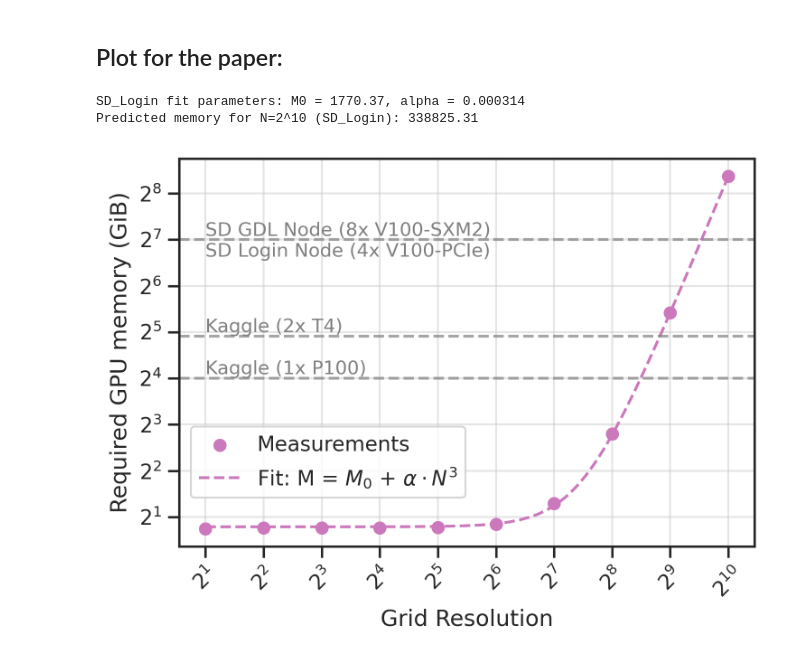
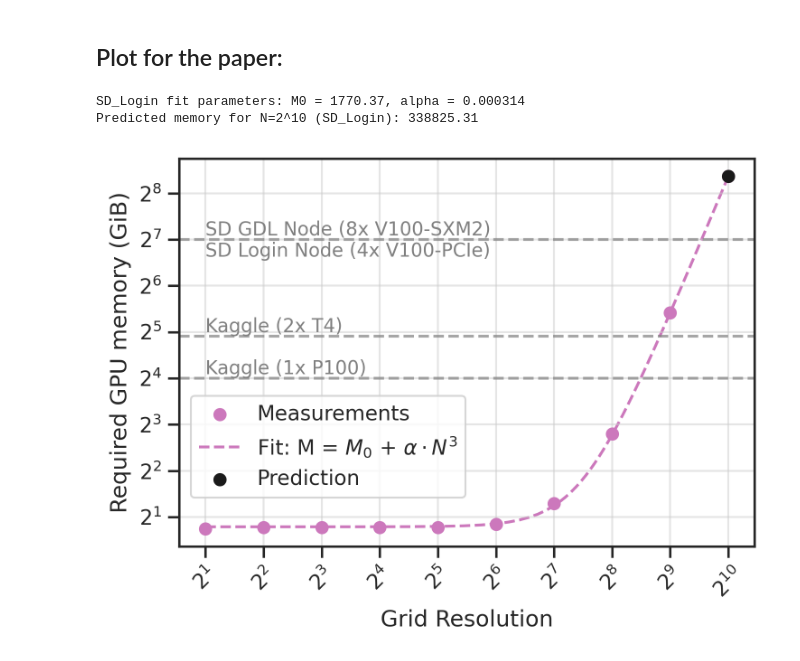
Before and after one commit to adsmendesdaniel/PyTurbulence, a Jupyter notebook: Data_analysis/Memory_estimation.ipynb, the cells around one changed output. Cells and saved outputs as stored; diff of their text form; code cells hidden in the pictures.

```diff
--- a/Data_analysis/Memory_estimation.ipynb
+++ b/Data_analysis/Memory_estimation.ipynb
@@ -333,23 +333,6 @@ allocated_memory_sd_login = np.concatenate(
 )
 grid_size_sd_login = np.concatenate([grid_size_sd_login, [2**10]])
 
-plt.scatter(
-    grid_size_sd_login,
-    allocated_memory_sd_login / 1024,
-    label="Measurements",
-    color="C4",
-)
-
-N_fit = np.linspace(2, 2**10, 100)
-plt.plot(
-    N_fit,
-    memory_model(N_fit, *params_sd) / 1024,
-    label=rf"Fit: M = $M_0$ + $\alpha \cdot N^3$",
-    linestyle="--",
-    color="C4",
-    markersize=5,
-)
-
 # Kaggle 1x P100
 plt.axhline(y=16, color="grey", linestyle="--", alpha=0.7)
 plt.text(
@@ -379,31 +362,56 @@ plt.text(
     va="bottom",
     color="grey",
     fontsize=10,
 )
 
+plt.scatter(
+    grid_size_sd_login,
+    allocated_memory_sd_login / 1024,
+    label="Measurements",
+    color="C4",
+)
+
+N_fit = np.linspace(2, 2**10, 100)
+plt.plot(
+    N_fit,
+    memory_model(N_fit, *params_sd) / 1024,
+    label=rf"Fit: M = $M_0$ + $\alpha \cdot N^3$",
+    linestyle="--",
+    color="C4",
+    markersize=5,
+    zorder=-1
+)
+
+plt.scatter(
+    grid_size_sd_login[-1],
+    allocated_memory_sd_login[-1] / 1024,
+    label="Prediction",
+    color="k",
+)
+
 # Axes config
 ax = plt.gca()
 
 # keep your x as base-2 log with 2^k labels
 ax.set_xscale("log", base=2)
 ax.set_xticks(grid_size_sd_login)
 ax.set_xticklabels(
     [f"$2^{{{int(np.log2(n))}}}$" for n in grid_size_sd_login], rotation=45
 )
 
 # y as base-10 log with default ticks
 ax.set_yscale("log", base=2)
 
 # no grid lines at all
 ax.grid(False)
 
 plt.xlabel("Grid Resolution")
 plt.ylabel("Required GPU memory (GiB)")
 plt.legend(loc=(0.02, 0.125))
 plt.grid(alpha=0.5)
 plt.tight_layout()
 plt.show()
 # %% [output]
 SD_Login fit parameters: M0 = 1770.37, alpha = 0.000314
 Predicted memory for N=2^10 (SD_Login): 338825.31
-[figure, old version]
+[figure, new version]
```
Also changed, not shown: 1 other file.
